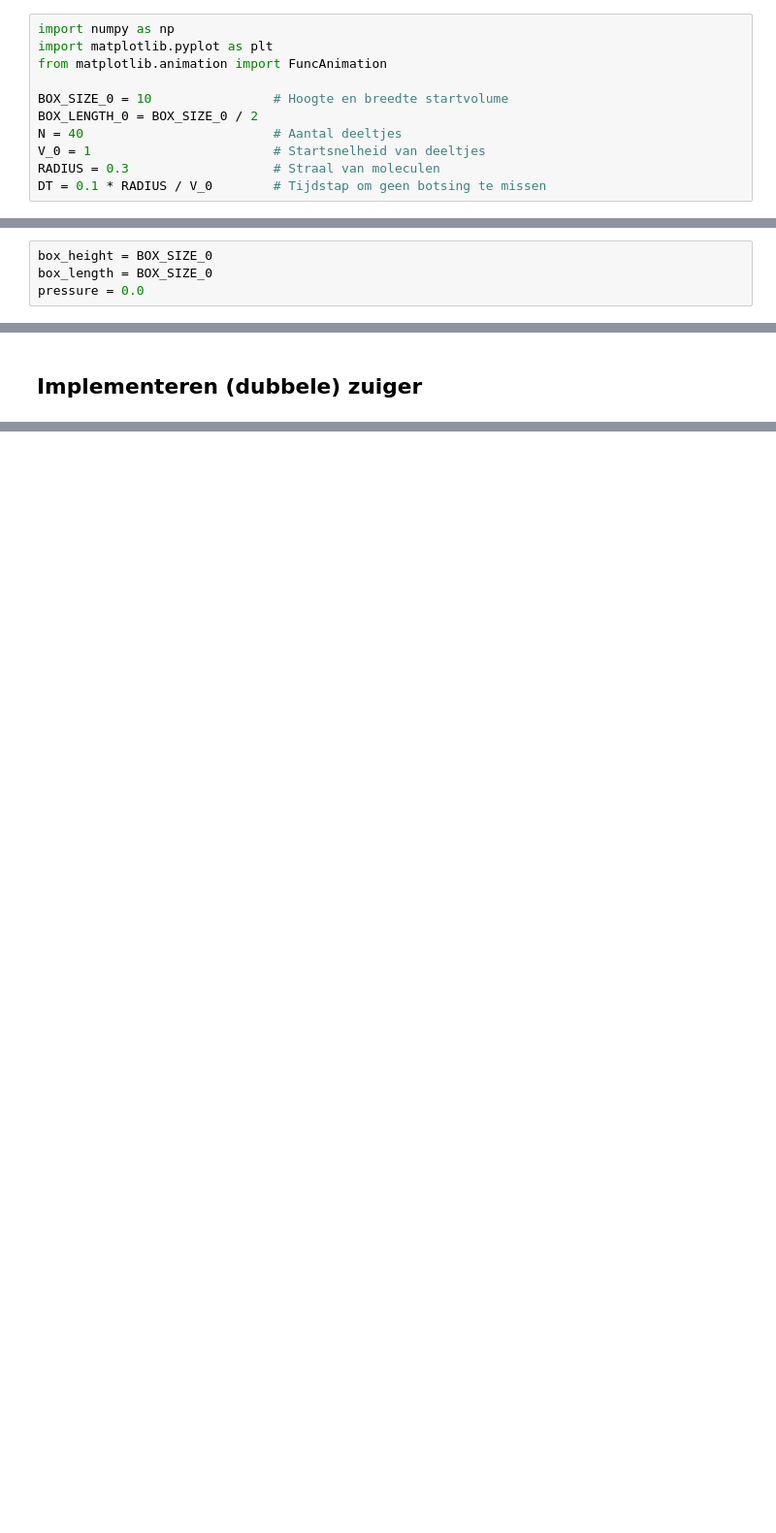
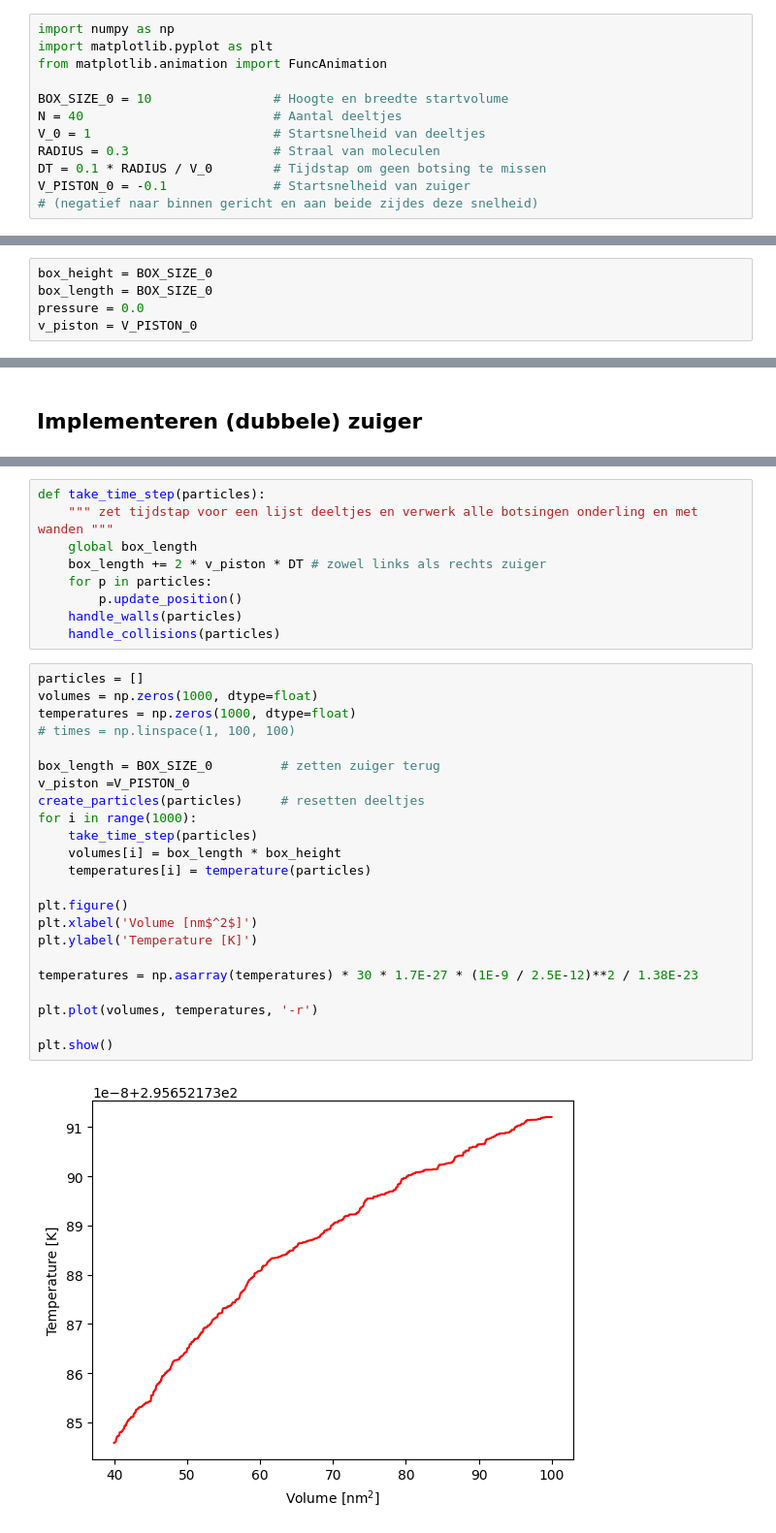
Before and after one commit to Contemporary-Physicslab/PySim, a Jupyter notebook: book/Q2/arbeid.ipynb, the cells around one changed output, grey strips where cells are left out. Shown: that part at 97% size. Saved outputs shown, nothing was run; the diff lists cells and outputs as text; blank space fills up the shorter version.

```diff
--- a/book/Q2/arbeid.ipynb
+++ b/book/Q2/arbeid.ipynb
@@ -28,11 +28,12 @@ import matplotlib.pyplot as plt
 from matplotlib.animation import FuncAnimation
 
 BOX_SIZE_0 = 10                # Hoogte en breedte startvolume
-BOX_LENGTH_0 = BOX_SIZE_0 / 2
 N = 40                         # Aantal deeltjes
 V_0 = 1                        # Startsnelheid van deeltjes
 RADIUS = 0.3                   # Straal van moleculen
 DT = 0.1 * RADIUS / V_0        # Tijdstap om geen botsing te missen
+V_PISTON_0 = -0.1              # Startsnelheid van zuiger
+# (negatief naar binnen gericht en aan beide zijdes deze snelheid)
 # %% [markdown]
 De klasse voor de gasmoleculen en de functies voor hun onderlinge interactie:
 # %%
@@ -85,6 +86,7 @@ We maken eerst een aantal variabelen aan die bij het volume horen:
 box_height = BOX_SIZE_0
 box_length = BOX_SIZE_0
 pressure = 0.0
+v_piston = V_PISTON_0
 # %% [markdown]
 De functies die bij het volume en de randvoorwaarden horen moeten we een klein beetje aanpassen, zodat we niet langer uitgaan van de constante waarde van de lengte en hoogte. Om de variabelen `box_height` en `box_length` die we hierboven gedefinieerd hebben, later in functies te gebruiken, moeten we ze telkens oproepen met het keyword `global`. Dit is hieronder uitgewerkt.
 # %%
@@ -145,0 +179,34 @@ def take_time_step(particles):
+# %%
+def take_time_step(particles):
+    """ zet tijdstap voor een lijst deeltjes en verwerk alle botsingen onderling en met wanden """
+    global box_length
+    box_length += 2 * v_piston * DT # zowel links als rechts zuiger
+    for p in particles:
+        p.update_position()
+    handle_walls(particles)
+    handle_collisions(particles)
+# %%
+particles = []
+volumes = np.zeros(1000, dtype=float)
+temperatures = np.zeros(1000, dtype=float)
+# times = np.linspace(1, 100, 100)
+
+box_length = BOX_SIZE_0         # zetten zuiger terug
+v_piston =V_PISTON_0
+create_particles(particles)     # resetten deeltjes
+for i in range(1000):
+    take_time_step(particles)
+    volumes[i] = box_length * box_height
+    temperatures[i] = temperature(particles)
+
+plt.figure()
+plt.xlabel('Volume [nm$^2$]')
+plt.ylabel('Temperature [K]')
+
+temperatures = np.asarray(temperatures) * 30 * 1.7E-27 * (1E-9 / 2.5E-12)**2 / 1.38E-23
+
+plt.plot(volumes, temperatures, '-r')
+
+plt.show()
+# %% [output]
+[figure, added]
```
Also changed, not shown: parts of 31 cells of this notebook.
